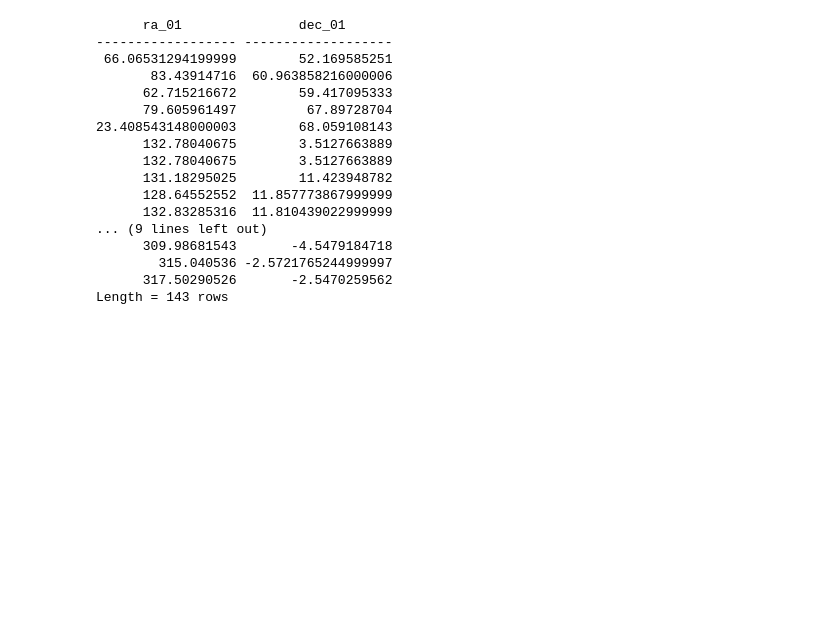
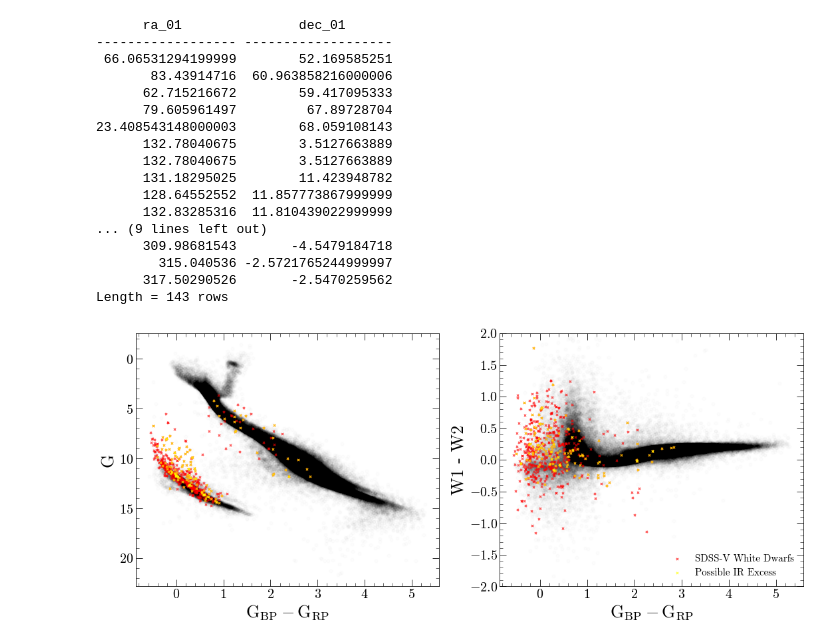
Before and after one commit to stefanarseneau/accretion-disks, a Jupyter notebook: 01_IR_excess.ipynb, the cells around one changed output. Cells and saved outputs as stored; diff of their text form; code cells hidden in the pictures; blank space fills up the shorter version.

Commit message:
need to look at figures

```diff
--- a/01_IR_excess.ipynb
+++ b/01_IR_excess.ipynb
@@ -415,6 +415,37 @@ print(catalog[mask][['ra_01', 'dec_01']])
         315.040536 -2.5721765244999997
       317.50290526       -2.5470259562
 Length = 143 rows
+# %%
+plt.figure(figsize=(18,7))
+
+plt.subplot(1,2,1)
+
+plt.scatter(allstars['abs_bp'] - allstars['abs_rp'], allstars['abs_g'], c = 'k', alpha = 0.01)
+plt.scatter(catalog['abs_bp'] - catalog['abs_rp'], catalog['abs_g'],  c = 'red', alpha = 0.6, marker = 'x', s = 10, label = 'SDSS-V White Dwarfs')
+plt.scatter(catalog[mask]['abs_bp'] - catalog[mask]['abs_rp'], catalog[mask]['abs_g'],  c = 'yellow', alpha = 0.6, marker = 'x', s = 10, label = 'Possible IR Excess')
+
+
+plt.xlabel(r'$G_{BP} - G_{RP}$')
+plt.ylabel('G')
+plt.gca().invert_yaxis()
+
+plt.subplot(1,2,2)
+
+plt.scatter(allstars['abs_bp'] - allstars['abs_rp'], allstars['abs_w1'] - allstars['abs_w2'], c = 'k', alpha = 0.01)
+plt.scatter(catalog['abs_bp'] - catalog['abs_rp'], catalog['abs_w1'] - catalog['abs_w2'], c = 'red', alpha = 0.6, marker = 'x', s = 10, label = 'SDSS-V White Dwarfs')
+plt.scatter(catalog[mask]['abs_bp'] - catalog[mask]['abs_rp'], catalog[mask]['abs_w1'] - catalog[mask]['abs_w2'], c = 'yellow', alpha = 0.6, marker = 'x', s = 10, label = 'Possible IR Excess')
+
+
+plt.legend(framealpha = 0)
+
+plt.ylim(-2,2)
+
+plt.xlabel(r'$G_{BP} - G_{RP}$')
+plt.ylabel('W1 - W2')
+
+plt.savefig('plots/wise_cmd_final.pdf')
+# %% [output]
+[figure, added]
 # %%
 import numpy
 from astropy.table import Table
```
Also changed, not shown: parts of 1 cell of this notebook, 3 other files.
